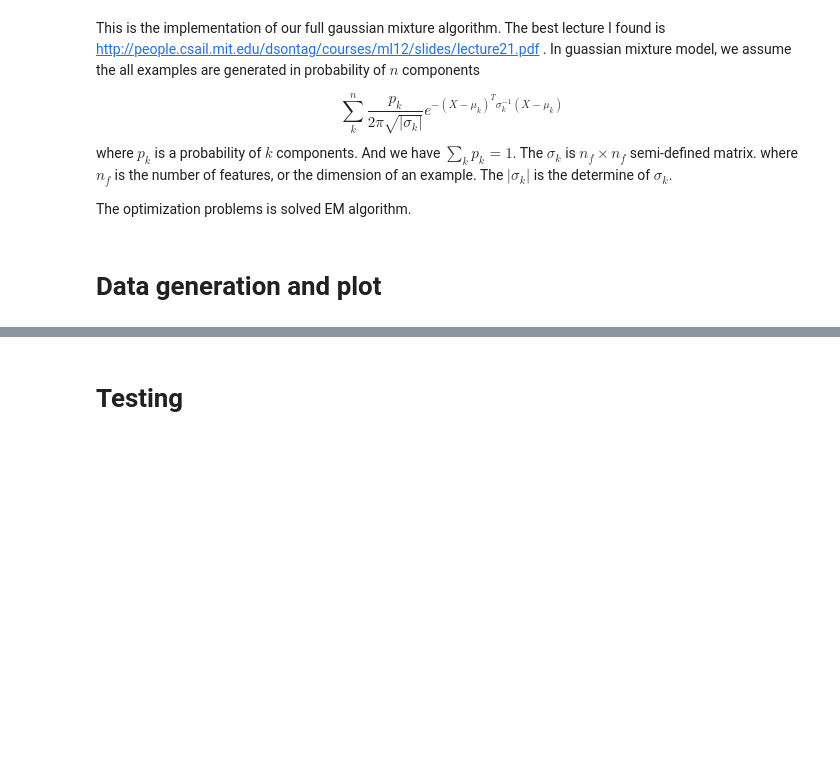
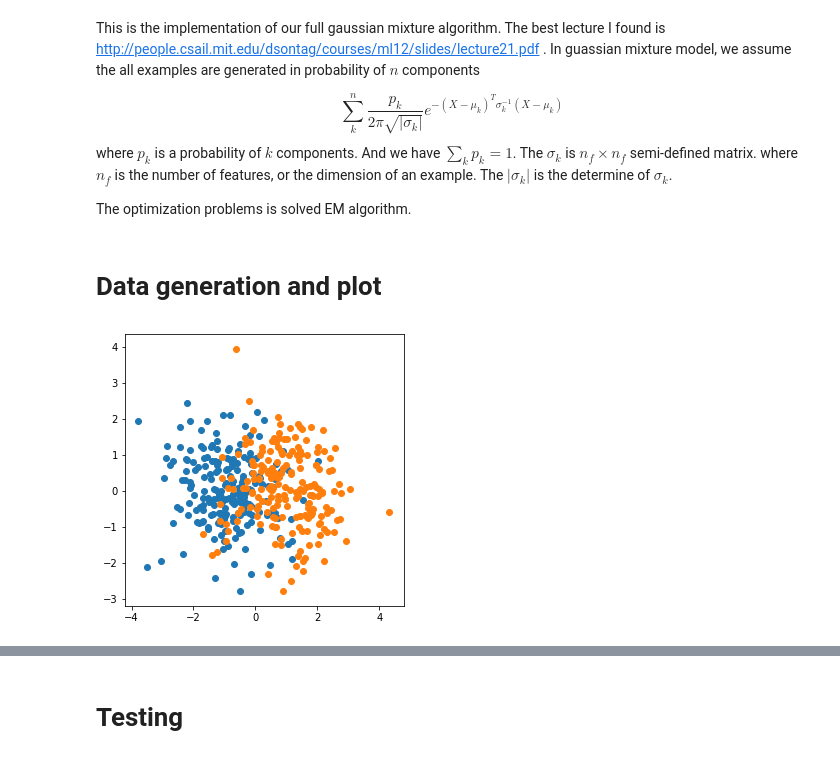
Before and after one commit to lhprojects/blog, a Jupyter notebook: JupyterNotebooks/GaussianMixture.ipynb, the cells around one changed output, grey strips where cells are left out. Drawn from its saved outputs; the diff is of its cells as text; code cells hidden in the pictures; blank space fills up the shorter version.

```diff
--- a/JupyterNotebooks/GaussianMixture.ipynb
+++ b/JupyterNotebooks/GaussianMixture.ipynb
@@ -116,32 +116,51 @@ class GaussianMixture:
 # %%
 import numpy as np
 import matplotlib.pyplot as plt
 %matplotlib inline
 
-def gen_data(center, n=200, random_state=1):
+def gen_data(center, transform=None, n=200, random_state=1):
+    center=np.array(center)
     rnd = np.random.RandomState(random_state)
 
+    if transform is None:
+        transform = [np.diag(np.ones(2))]*len(center)
+    transform=np.array(transform)
+
     if isinstance(n, int):
-        Xs = [rnd.randn(n, 2) + c for c in center]
-        ys = [np.full(n, i) for i in range(len(center))]
-    else:
-        assert len(n) == len(center), n
-        Xs = [rnd.randn(n_, 2) + c for c, n_ in zip(center, n)]
-        ys = [np.full(n_, i) for i, n_ in enumerate(n)]
+        n=np.full(len(center), n)
+
+    Xs=[]
+    ys=[]
+    for i in range(len(center)):
+        c = center[i]
+        tr = transform[i]
+        n_ = n[i]
+
+        Xs.append((rnd.randn(n_, 2) + c).dot(tr))
+        ys.append(np.full(n_, i))
+
 
     X = np.vstack(Xs)
     y = np.hstack(ys)
     pert = np.random.permutation(X.shape[0])
     X = X[pert]
     y = y[pert]
 
     return X, y
 
 
 def plot_data(X, y):
     plt.figure(figsize=(5, 5))
     nlabels = int(np.amax(y) + 1)
     for i in range(nlabels):
         plt.scatter(X[y == i, 0], X[y == i, 1])
 
     plt.show()
+
+
+
+X,y=gen_data([[-1,0],[+1,0]])
+plot_data(X, y)
+plt.show()
+# %% [output]
+[figure, added]
```
Also changed, not shown: parts of 4 cells of this notebook.
